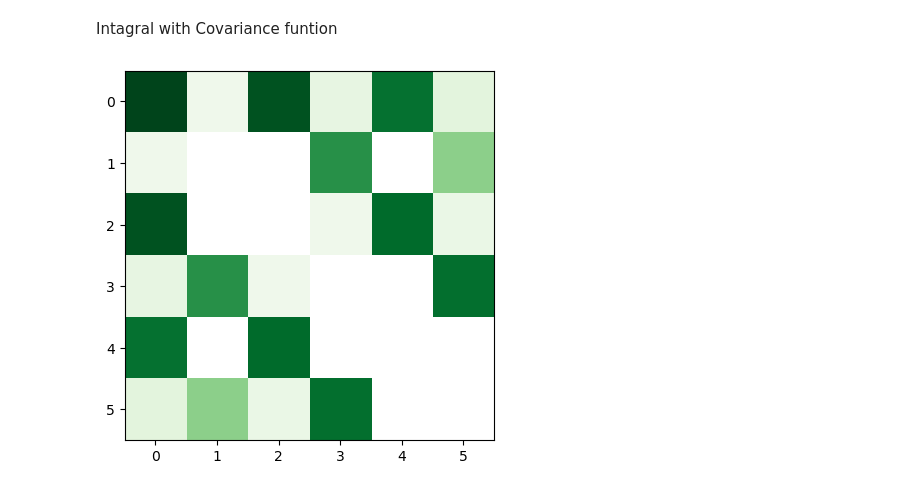
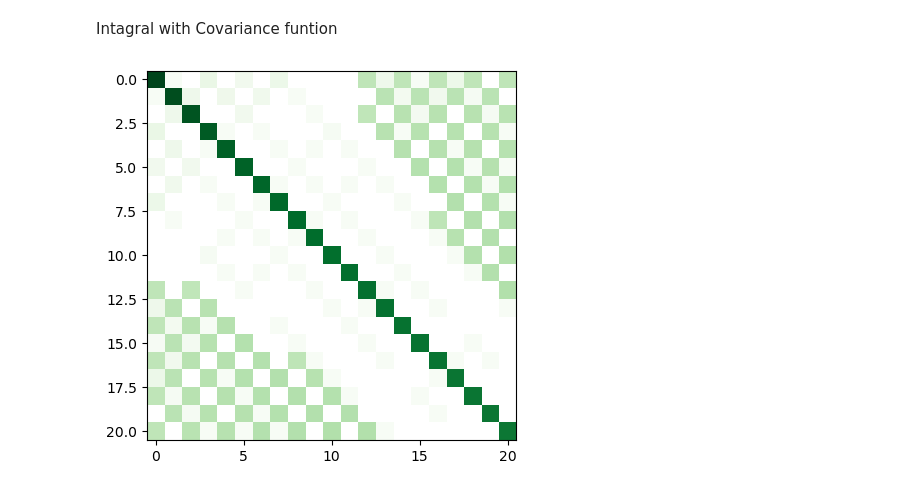
Before and after one commit to SED0280/BakalarkaCode, a Jupyter notebook: Gausova Kvadratura.ipynb, the cells around one changed output. Cells and saved outputs as stored; diff of their text form; code cells hidden in the pictures.

```diff
--- a/Gausova Kvadratura.ipynb
+++ b/Gausova Kvadratura.ipynb
@@ -274,27 +288,28 @@ plt.show()
 # %% [markdown]
 Intagral with Covariance funtion
 # %%
-l = lambda x : kv.legendre_normal(x, 5)
-cov = lambda x,y : np.exp(np.abs(x-y))
+l = lambda x : kv.legendre_normal(x, 20)
+cov = lambda x,y : np.exp(-np.abs(x-y))
 
-n = 50
+n = 100
 
 
 nodes, weights = kv.nodes_weights(n)
 
 nodesx, nodesy = np.meshgrid(nodes,nodes)
 values = l(nodes)
 
 #print(cov(nodesx, nodesy))
 
-matrix = values @ (cov(nodesx, nodesy) * weights[:, np.newaxis] * weights)@ values.T
+A = (values * weights)
+matrix = A @ (cov(nodesx, nodesy) )@ A.T
 #print(matrix)
 
 # plot
 fig, ax = plt.subplots()
 
 #ax.imshow(matrix, cmap=colormaps['Greens'])
 ax.imshow(matrix, cmap=colormaps['Greens'], norm=colors.LogNorm())
 plt.show()
 # %% [output]
-[figure, old version]
+[figure, new version]
```
Also changed, not shown: parts of 11 cells of this notebook, 1 other file.
